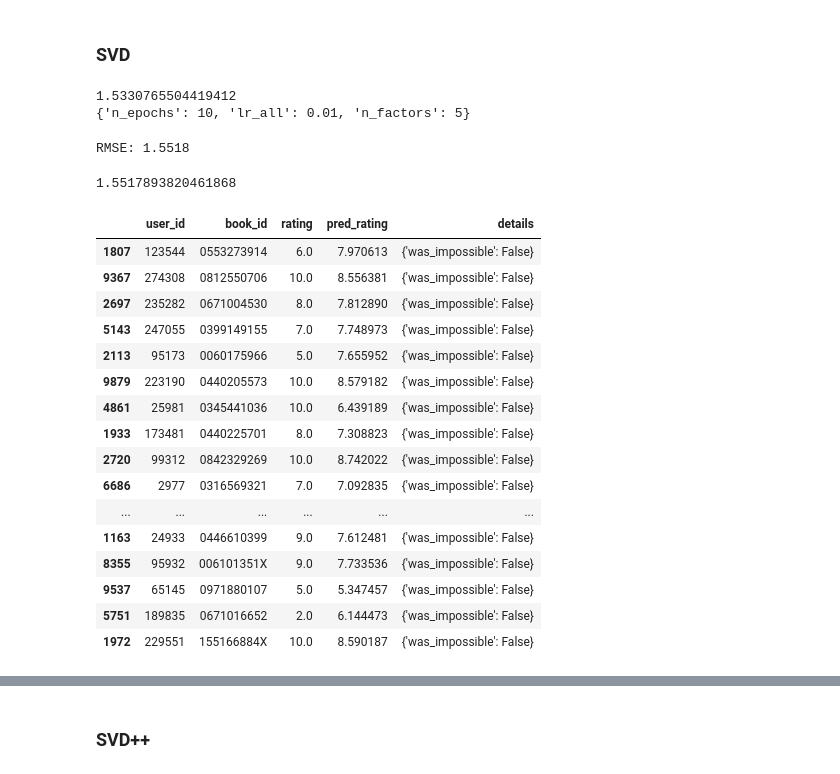
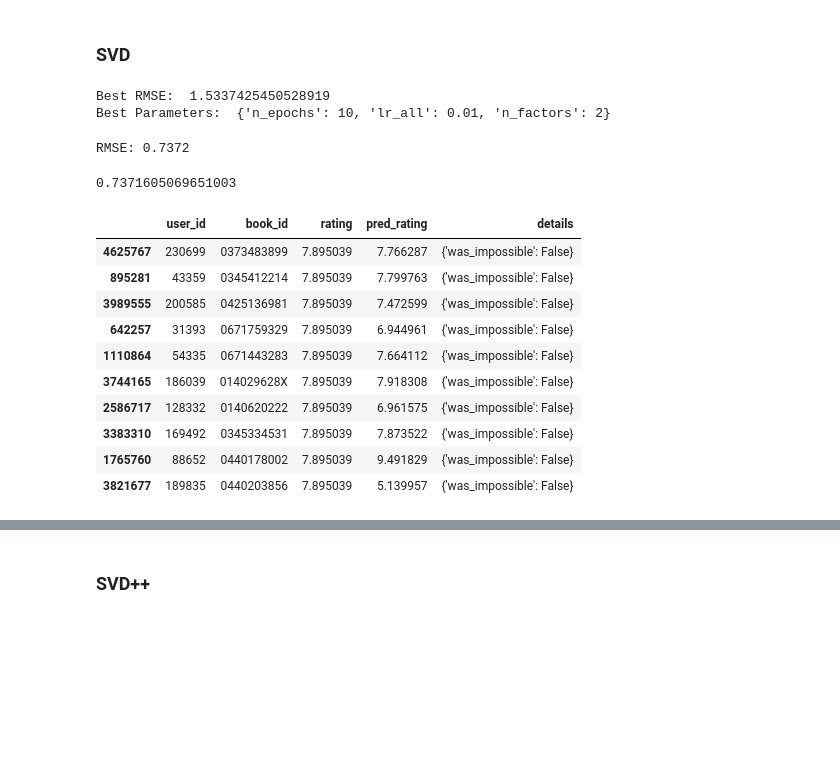
Before and after one commit to ppeyliang/book-recommender, a Jupyter notebook: capstone_project.ipynb, the cells around one changed output, grey strips where cells are left out. Drawn from its saved outputs; the diff is of its cells as text; code cells hidden in the pictures; blank space fills up the shorter version.

```diff
--- a/capstone_project.ipynb
+++ b/capstone_project.ipynb
@@ -709,46 +725,43 @@ Recommendation for User 2033:
 # %% [markdown]
 ### SVD
 # %%
-# Split into trainset and testset.
-trainset, testset = train_test_split(data, test_size=0.25)
+# Build trainset.
+trainset = data.build_full_trainset()
+
+# Build anti_testset where ratings are those not in the trainset.
+testset = trainset.build_anti_testset()
 
 # Tune the parameters for SVD.
 param_grid = {'n_epochs': [10, 20], 'lr_all': [0.01, 0.02],
               'n_factors': [2, 5]}
-gs = GridSearchCV(SVD, param_grid, measures=['rmse', 'mae'], cv=3)
+gs = GridSearchCV(SVD, param_grid, measures=['rmse'], cv=3)
 gs.fit(data)
-print(gs.best_score['rmse'])
-print(gs.best_params['rmse'])
+print('Best RMSE: ', gs.best_score['rmse'])
+print('Best Parameters: ', gs.best_params['rmse'])
 # %% [output]
-1.5330765504419412
-{'n_epochs': 10, 'lr_all': 0.01, 'n_factors': 5}
+Best RMSE:  1.5337425450528919
+Best Parameters:  {'n_epochs': 10, 'lr_all': 0.01, 'n_factors': 2}
 # %%
 # We can now use the algorithm that yields the best rmse.
 svd = gs.best_estimator['rmse']
 predictions = svd.fit(trainset).test(testset)
 accuracy.rmse(predictions)
 # %% [output]
-RMSE: 1.5518
+RMSE: 0.7372
-1.5517893820461868
+0.7371605069651003
 # %%
 # Let's check some predicted ratings.
 results = pd.DataFrame(predictions, columns=['user_id', 'book_id', 'rating', 'pred_rating', 'details'])
-results.sample(20)
+results.sample(10)
 # %% [output]
 |  | user_id | book_id | rating | pred_rating | details |
-| 1807 | 123544 | 0553273914 | 6.0 | 7.970613 | {'was_impossible': False} |
-| 9367 | 274308 | 0812550706 | 10.0 | 8.556381 | {'was_impossible': False} |
-| 2697 | 235282 | 0671004530 | 8.0 | 7.812890 | {'was_impossible': False} |
-| 5143 | 247055 | 0399149155 | 7.0 | 7.748973 | {'was_impossible': False} |
-| 2113 | 95173 | 0060175966 | 5.0 | 7.655952 | {'was_impossible': False} |
-| 9879 | 223190 | 0440205573 | 10.0 | 8.579182 | {'was_impossible': False} |
-| 4861 | 25981 | 0345441036 | 10.0 | 6.439189 | {'was_impossible': False} |
-| 1933 | 173481 | 0440225701 | 8.0 | 7.308823 | {'was_impossible': False} |
-| 2720 | 99312 | 0842329269 | 10.0 | 8.742022 | {'was_impossible': False} |
-| 6686 | 2977 | 0316569321 | 7.0 | 7.092835 | {'was_impossible': False} |
-| ... | ... | ... | ... | ... | ... |
-| 1163 | 24933 | 0446610399 | 9.0 | 7.612481 | {'was_impossible': False} |
-| 8355 | 95932 | 006101351X | 9.0 | 7.733536 | {'was_impossible': False} |
-| 9537 | 65145 | 0971880107 | 5.0 | 5.347457 | {'was_impossible': False} |
-| 5751 | 189835 | 0671016652 | 2.0 | 6.144473 | {'was_impossible': False} |
-| 1972 | 229551 | 155166884X | 10.0 | 8.590187 | {'was_impossible': False} |
+| 4625767 | 230699 | 0373483899 | 7.895039 | 7.766287 | {'was_impossible': False} |
+| 895281 | 43359 | 0345412214 | 7.895039 | 7.799763 | {'was_impossible': False} |
+| 3989555 | 200585 | 0425136981 | 7.895039 | 7.472599 | {'was_impossible': False} |
+| 642257 | 31393 | 0671759329 | 7.895039 | 6.944961 | {'was_impossible': False} |
+| 1110864 | 54335 | 0671443283 | 7.895039 | 7.664112 | {'was_impossible': False} |
+| 3744165 | 186039 | 014029628X | 7.895039 | 7.918308 | {'was_impossible': False} |
+| 2586717 | 128332 | 0140620222 | 7.895039 | 6.961575 | {'was_impossible': False} |
+| 3383310 | 169492 | 0345334531 | 7.895039 | 7.873522 | {'was_impossible': False} |
+| 1765760 | 88652 | 0440178002 | 7.895039 | 9.491829 | {'was_impossible': False} |
+| 3821677 | 189835 | 0440203856 | 7.895039 | 5.139957 | {'was_impossible': False} |
```
Also changed, not shown: parts of 11 cells of this notebook.
